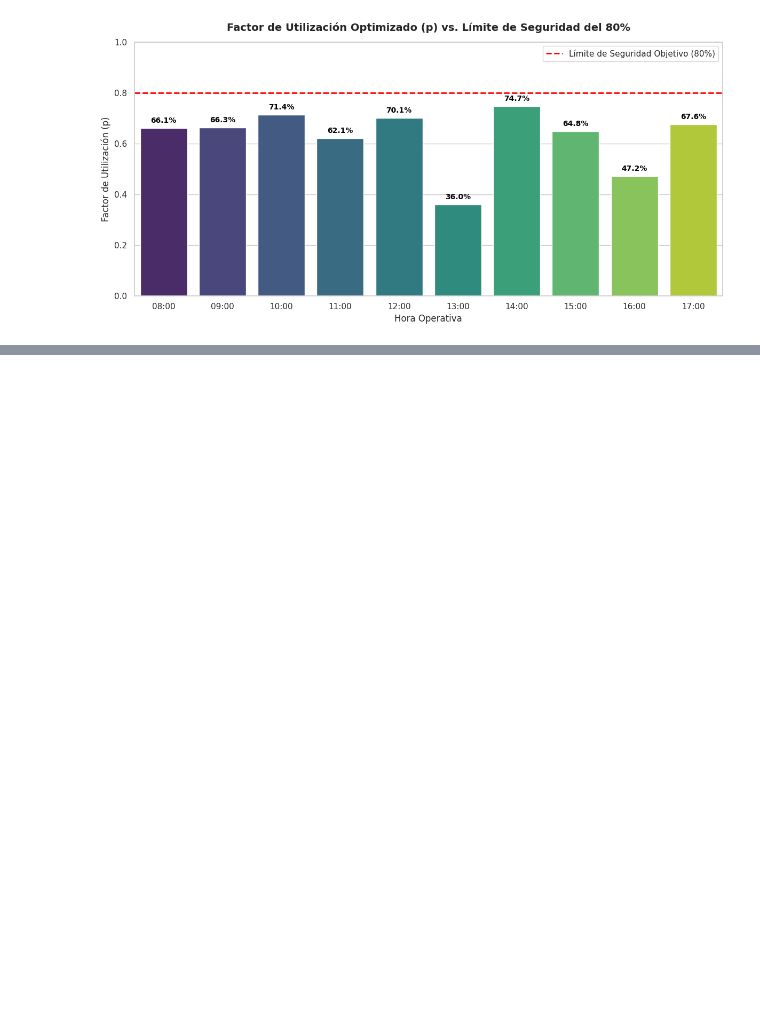
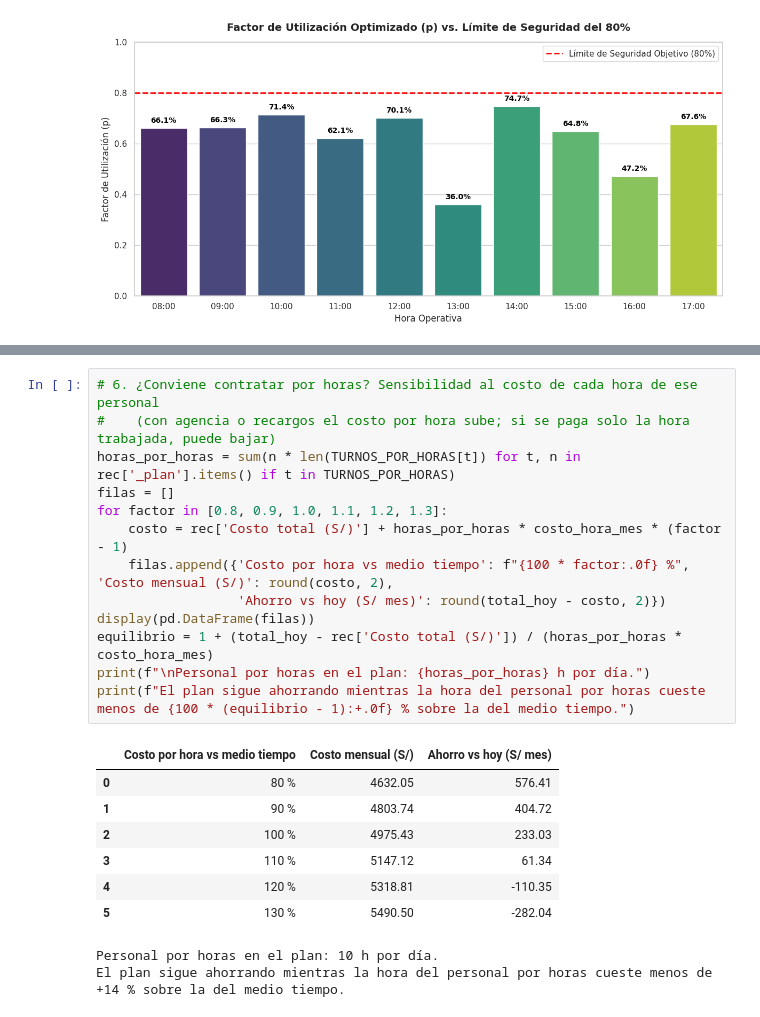
Before and after one commit to Efustion23/denlu-simulacion, a Jupyter notebook: Simulacion/Denlu.ipynb, the cells around one changed output, grey strips where cells are left out. Drawn from its saved outputs; the diff is of its cells as text; blank space fills up the shorter version.

```diff
--- a/Simulacion/Denlu.ipynb
+++ b/Simulacion/Denlu.ipynb
@@ -635,0 +934,23 @@ plt.show()
+# %%
+# 6. ¿Conviene contratar por horas? Sensibilidad al costo de cada hora de ese personal
+#    (con agencia o recargos el costo por hora sube; si se paga solo la hora trabajada, puede bajar)
+horas_por_horas = sum(n * len(TURNOS_POR_HORAS[t]) for t, n in rec['_plan'].items() if t in TURNOS_POR_HORAS)
+filas = []
+for factor in [0.8, 0.9, 1.0, 1.1, 1.2, 1.3]:
+    costo = rec['Costo total (S/)'] + horas_por_horas * costo_hora_mes * (factor - 1)
+    filas.append({'Costo por hora vs medio tiempo': f"{100 * factor:.0f} %", 'Costo mensual (S/)': round(costo, 2),
+                  'Ahorro vs hoy (S/ mes)': round(total_hoy - costo, 2)})
+display(pd.DataFrame(filas))
+equilibrio = 1 + (total_hoy - rec['Costo total (S/)']) / (horas_por_horas * costo_hora_mes)
+print(f"\nPersonal por horas en el plan: {horas_por_horas} h por día.")
+print(f"El plan sigue ahorrando mientras la hora del personal por horas cueste menos de {100 * (equilibrio - 1):+.0f} % sobre la del medio tiempo.")
+# %% [output]
+|  | Costo por hora vs medio tiempo | Costo mensual (S/) | Ahorro vs hoy (S/ mes) |
+| 0 | 80 % | 4632.05 | 576.41 |
+| 1 | 90 % | 4803.74 | 404.72 |
+| 2 | 100 % | 4975.43 | 233.03 |
+| 3 | 110 % | 5147.12 | 61.34 |
+| 4 | 120 % | 5318.81 | -110.35 |
+| 5 | 130 % | 5490.50 | -282.04 |
+Personal por horas en el plan: 10 h por día.
+El plan sigue ahorrando mientras la hora del personal por horas cueste menos de +14 % sobre la del medio tiempo.
```
Also changed, not shown: parts of 7 cells of this notebook, 7 other files.
